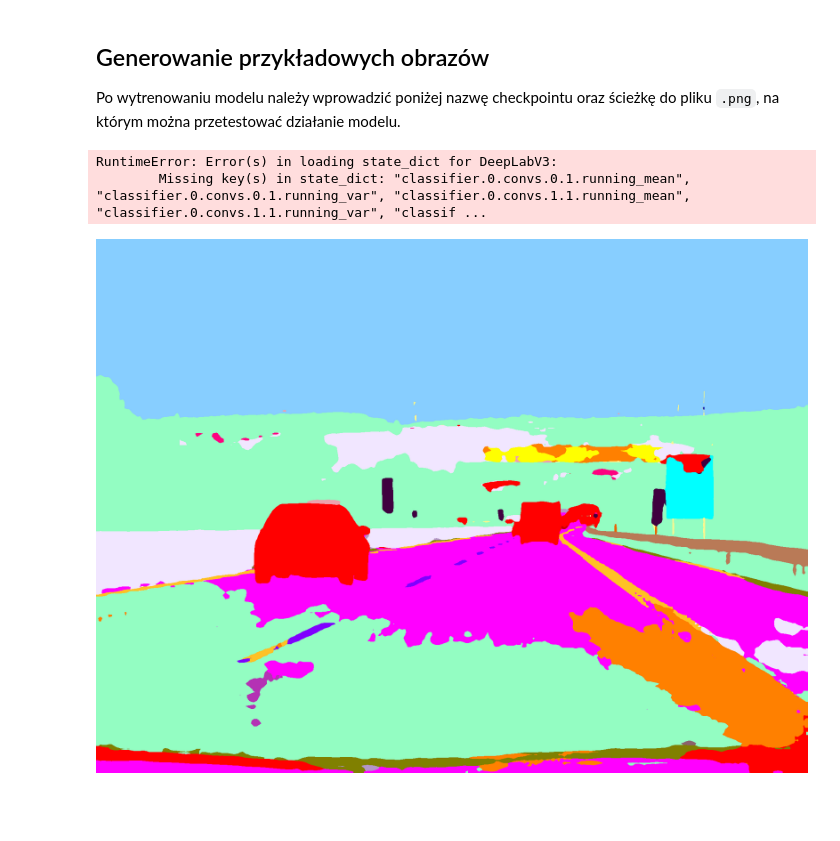
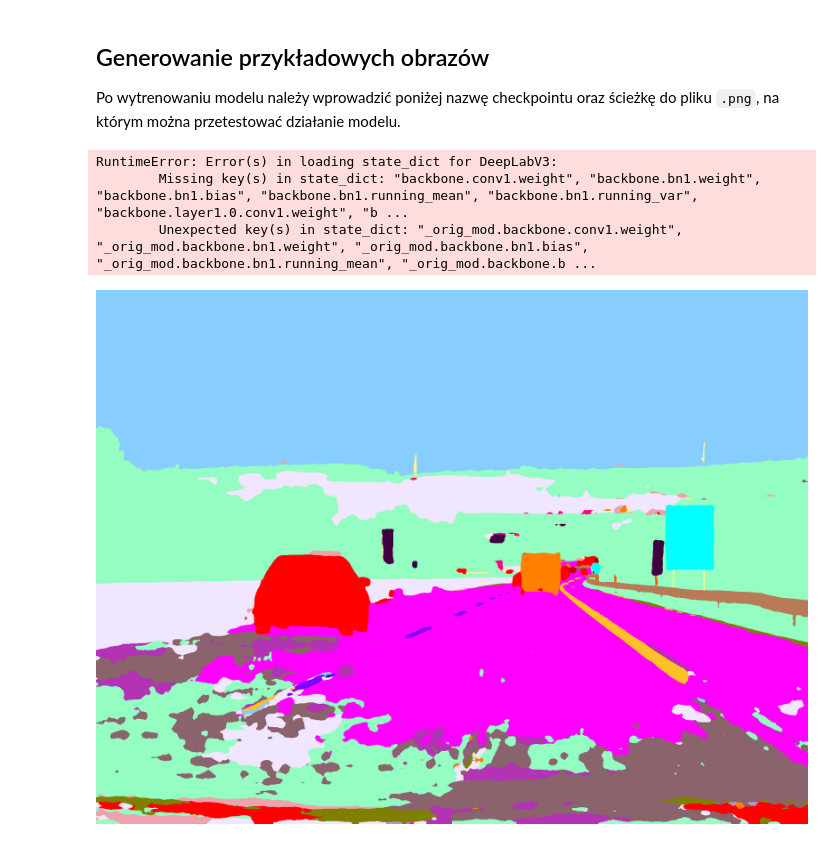
Before and after one commit to prax19/masters-project, a Jupyter notebook: usage_notebook.ipynb, the cells around one changed output. Drawn from its saved outputs; the diff is of its cells as text; code cells hidden in the pictures; blank space fills up the shorter version.

```diff
--- a/usage_notebook.ipynb
+++ b/usage_notebook.ipynb
@@ -136,7 +139,7 @@ Po wytrenowaniu modelu należy wprowadzić poniżej nazwę checkpointu oraz ści
 from mask_generation import generate_segmentation_mask_tiled
 
 generate_segmentation_mask_tiled(
-    checkpoint_path=".\\model\\resnet50_test_3.ckpt",
+    checkpoint_path=".\\model\\resnet50_test_5.ckpt",
     input_img_path=".\\test\\test2.png",
     tile_size=(768, 768),
     output_path=".\\test\\test2_out8.png",
@@ -144,15 +147,16 @@ generate_segmentation_mask_tiled(
     )
 # %% [output]
 RuntimeError: Error(s) in loading state_dict for DeepLabV3:
-        Missing key(s) in state_dict: "classifier.0.convs.0.1.running_mean", "classifier.0.convs.0.1.running_var", "classifier.0.convs.1.1.running_mean", "classifier.0.convs.1.1.running_var", "classif ...
+        Missing key(s) in state_dict: "backbone.conv1.weight", "backbone.bn1.weight", "backbone.bn1.bias", "backbone.bn1.running_mean", "backbone.bn1.running_var", "backbone.layer1.0.conv1.weight", "b ...
+        Unexpected key(s) in state_dict: "_orig_mod.backbone.conv1.weight", "_orig_mod.backbone.bn1.weight", "_orig_mod.backbone.bn1.bias", "_orig_mod.backbone.bn1.running_mean", "_orig_mod.backbone.b ...
 # %%
 from mask_generation import generate_segmentation_mask_file
 
 generate_segmentation_mask_file(
     device=device,
-    checkpoint_path=".\\model\\resnet50_test_3.ckpt",
+    checkpoint_path=".\\model\\resnet50_test_5.ckpt",
     input_img_path=".\\test\\test2.png",
     dataset=test_dataset
 )
 # %% [output]
-[figure, old version]
+[figure, new version]
```
Also changed, not shown: parts of 5 cells of this notebook, 2 other files.
